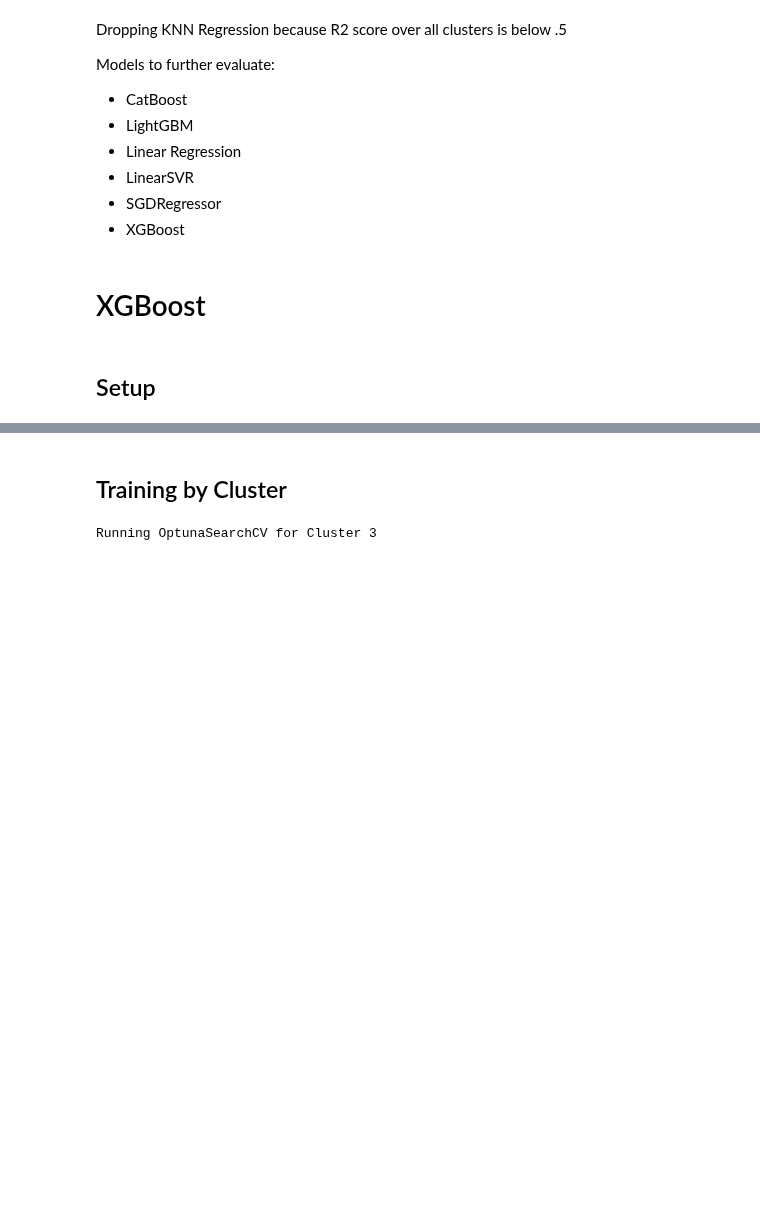
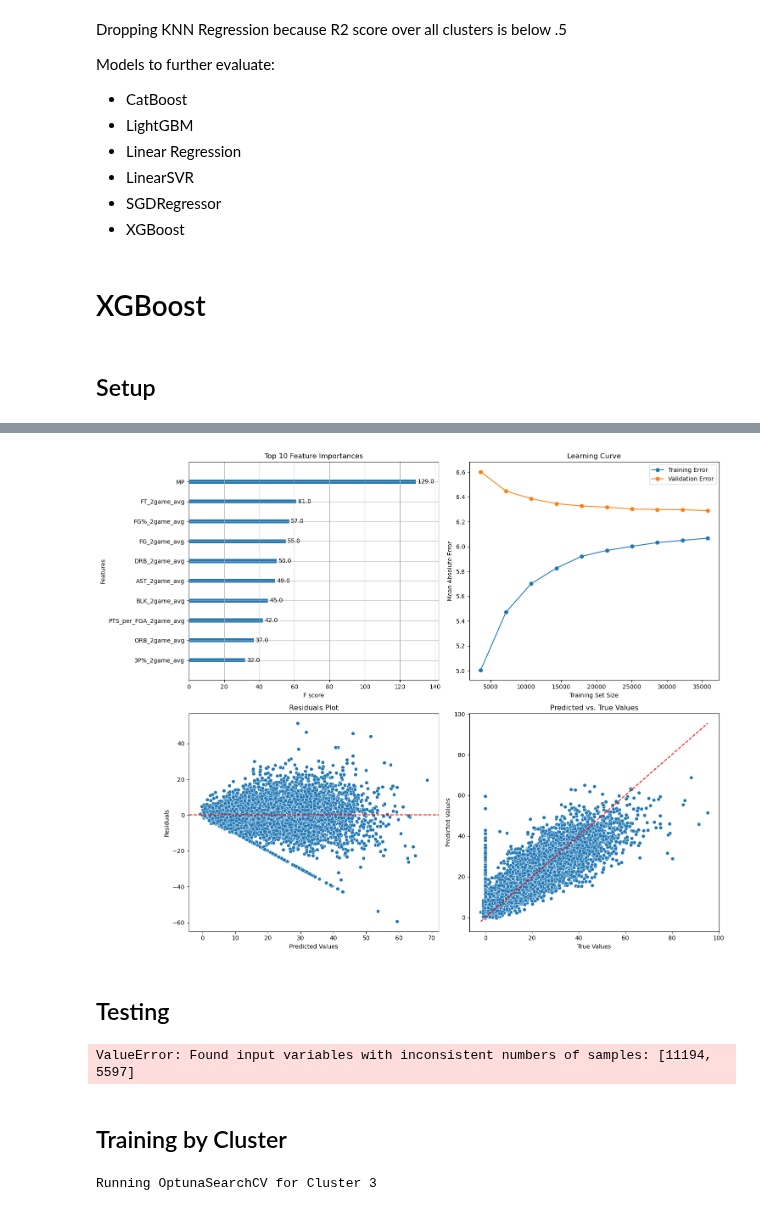
Before and after one commit to sammig6i/NBA-Fantasy-Points-Prediction, a Jupyter notebook: notebooks/predictive_models.ipynb, the cells around one changed output, grey strips where cells are left out. Drawn from its saved outputs; the diff is of its cells as text; code cells hidden in the pictures; blank space fills up the shorter version.

```diff
--- a/notebooks/predictive_models.ipynb
+++ b/notebooks/predictive_models.ipynb
@@ -532,3 +604,67 @@ pipeline = Pipeline([
+# %%
+from xgboost import plot_importance
+
+xgb_model = results_whole['best_model']
+booster = xgb_model.get_booster()
+
+fig, axs = plt.subplots(2, 2, figsize=(15, 12))
+
+feature_names = X_train.columns.to_list()
+booster.feature_names = feature_names
+
+
+# 1. Feature Importance Plot
+plot_importance(booster, max_num_features=10, ax=axs[0, 0], importance_type='weight')
+axs[0, 0].set_title('Top 10 Feature Importances')
+
+# 2. Learning Curve
+train_sizes, train_scores, val_scores = learning_curve(
+    results_whole['best_model'], X_train_scaled, y_train, cv=5, scoring='neg_mean_absolute_error',
+    train_sizes=np.linspace(0.1, 1.0, 10), n_jobs=-1
+)
+train_mean = -np.mean(train_scores, axis=1)
+val_mean = -np.mean(val_scores, axis=1)
+axs[0, 1].plot(train_sizes, train_mean, label='Training Error', marker='o')
+axs[0, 1].plot(train_sizes, val_mean, label='Validation Error', marker='o')
+axs[0, 1].set_title('Learning Curve')
+axs[0, 1].set_xlabel('Training Set Size')
+axs[0, 1].set_ylabel('Mean Absolute Error')
+axs[0, 1].legend()
+
+# 3. Residual Plot
+residuals = y_val - y_val_pred
+sns.scatterplot(x=y_val_pred, y=residuals, ax=axs[1, 0])
+axs[1, 0].axhline(0, color='r', linestyle='--')
+axs[1, 0].set_title('Residuals Plot')
+axs[1, 0].set_xlabel('Predicted Values')
+axs[1, 0].set_ylabel('Residuals')
+
+# 4. Prediction vs. True Values Plot
+sns.scatterplot(x=y_val, y=y_val_pred, ax=axs[1, 1])
+axs[1, 1].plot([y_val.min(), y_val.max()], [y_val.min(), y_val.max()], 'r--')
+axs[1, 1].set_title('Predicted vs. True Values')
+axs[1, 1].set_xlabel('True Values')
+axs[1, 1].set_ylabel('Predicted Values')
+
+# Adjust layout
+plt.tight_layout()
+plt.show()
+# %% [output]
+[figure, added]
+# %% [markdown]
+## Testing
+# %%
+best_model = results_whole['best_model']
+y_test_pred = best_model.predict(X_test_scaled)
+
+test_mae = mean_absolute_error(y_test, y_test_pred)
+test_mse = mean_squared_error(y_test, y_test_pred)
+test_r2 = r2_score(y_test, y_test_pred)
+
+# Print test metrics
+print(f"Test MAE: {test_mae}\nTest MSE: {test_mse}\nTest R2: {test_r2}")
+# %% [output]
+ValueError: Found input variables with inconsistent numbers of samples: [11194, 5597]
 # %% [markdown]
 ## Training by Cluster
 # %%
```
Also changed, not shown: parts of 14 cells of this notebook.
